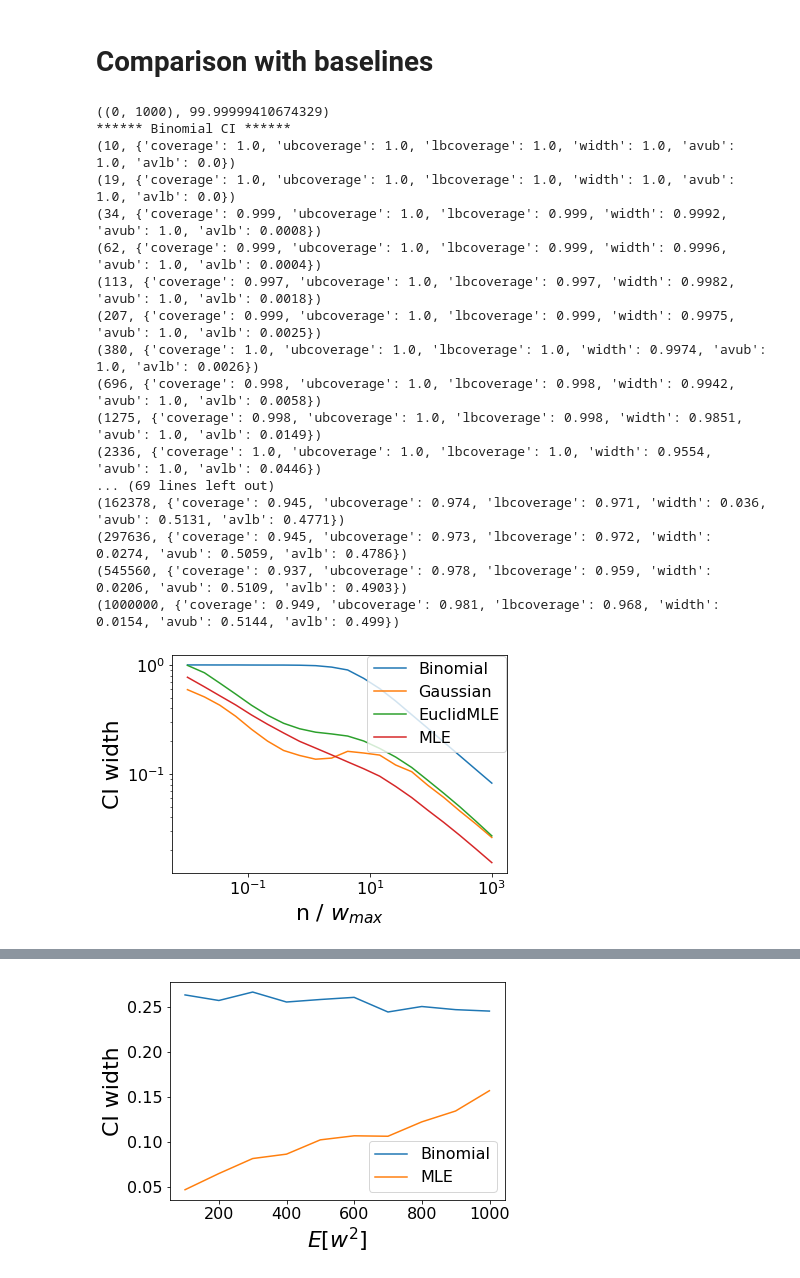
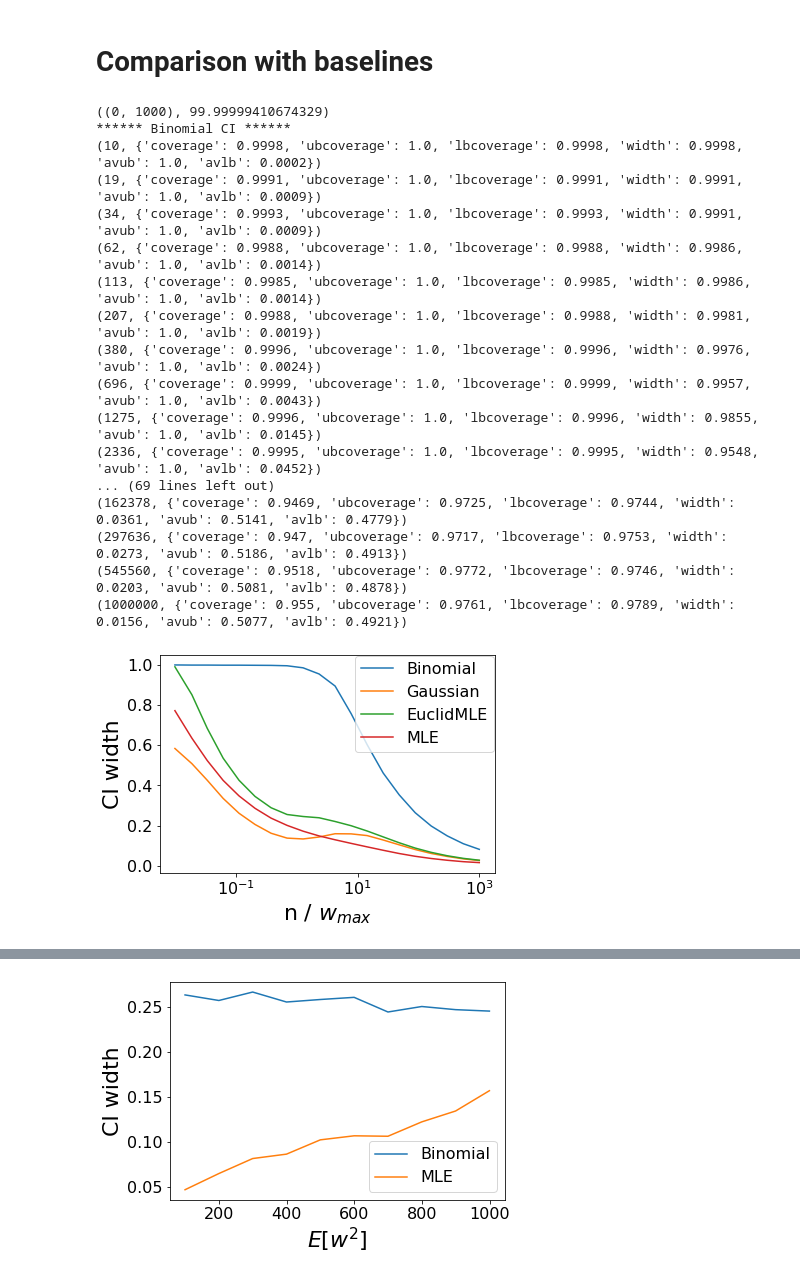
Before and after one commit to pmineiro/elfcb, a Jupyter notebook: ci.ipynb, the cells around one changed output, grey strips where cells are left out. Cells and saved outputs as stored; diff of their text form; code cells hidden in the pictures.

```diff
--- a/ci.ipynb
+++ b/ci.ipynb
@@ -273,7 +273,7 @@ class CITest:
             feasone = feasiblefunc(1)
             if feasone > 0:
                 from scipy.optimize import root_scalar
-                rootresult = root_scalar(feasiblefunc, bracket=(vmle, 1), xtol=1e-4)
+                rootresult = root_scalar(feasiblefunc, bracket=(vmle, 1))
                 assert rootresult.converged, print(pformat({
                     'rootresult': rootresult,
                 }))
@@ -284,7 +284,7 @@ class CITest:
             feaszero = feasiblefunc(0)
             if feaszero > 0:
                 from scipy.optimize import root_scalar
-                rootresult = root_scalar(feasiblefunc, bracket=(0, vmle), xtol=1e-4)
+                rootresult = root_scalar(feasiblefunc, bracket=(0, vmle))
                 assert rootresult.converged, print(pformat({
                     'rootresult': rootresult,
                 }))
@@ -395,7 +395,7 @@ for (name, method) in [
                       ]:
     print('****** {} ******'.format(name))
     res = []
-    for zzz in produceresults(getenv()[0], method, minexp=1, ndataperpt=1000, numpts=20):
+    for zzz in produceresults(getenv()[0], method, minexp=1, ndataperpt=10000, numpts=20):
         res.append(zzz)
         print('{}'.format(zzz), flush=True)
     allres.append((name, res))
@@ -404,21 +404,21 @@ pickle.dump( allres, open( "epsilongreedy_ci_allres.p", "wb" ) )
 # %% [output]
 ((0, 1000), 99.99999410674329)
 ****** Binomial CI ******
-(10, {'coverage': 1.0, 'ubcoverage': 1.0, 'lbcoverage': 1.0, 'width': 1.0, 'avub': 1.0, 'avlb': 0.0})
-(19, {'coverage': 1.0, 'ubcoverage': 1.0, 'lbcoverage': 1.0, 'width': 1.0, 'avub': 1.0, 'avlb': 0.0})
-(34, {'coverage': 0.999, 'ubcoverage': 1.0, 'lbcoverage': 0.999, 'width': 0.9992, 'avub': 1.0, 'avlb': 0.0008})
-(62, {'coverage': 0.999, 'ubcoverage': 1.0, 'lbcoverage': 0.999, 'width': 0.9996, 'avub': 1.0, 'avlb': 0.0004})
-(113, {'coverage': 0.997, 'ubcoverage': 1.0, 'lbcoverage': 0.997, 'width': 0.9982, 'avub': 1.0, 'avlb': 0.0018})
-(207, {'coverage': 0.999, 'ubcoverage': 1.0, 'lbcoverage': 0.999, 'width': 0.9975, 'avub': 1.0, 'avlb': 0.0025})
-(380, {'coverage': 1.0, 'ubcoverage': 1.0, 'lbcoverage': 1.0, 'width': 0.9974, 'avub': 1.0, 'avlb': 0.0026})
-(696, {'coverage': 0.998, 'ubcoverage': 1.0, 'lbcoverage': 0.998, 'width': 0.9942, 'avub': 1.0, 'avlb': 0.0058})
-(1275, {'coverage': 0.998, 'ubcoverage': 1.0, 'lbcoverage': 0.998, 'width': 0.9851, 'avub': 1.0, 'avlb': 0.0149})
-(2336, {'coverage': 1.0, 'ubcoverage': 1.0, 'lbcoverage': 1.0, 'width': 0.9554, 'avub': 1.0, 'avlb': 0.0446})
+(10, {'coverage': 0.9998, 'ubcoverage': 1.0, 'lbcoverage': 0.9998, 'width': 0.9998, 'avub': 1.0, 'avlb': 0.0002})
+(19, {'coverage': 0.9991, 'ubcoverage': 1.0, 'lbcoverage': 0.9991, 'width': 0.9991, 'avub': 1.0, 'avlb': 0.0009})
+(34, {'coverage': 0.9993, 'ubcoverage': 1.0, 'lbcoverage': 0.9993, 'width': 0.9991, 'avub': 1.0, 'avlb': 0.0009})
+(62, {'coverage': 0.9988, 'ubcoverage': 1.0, 'lbcoverage': 0.9988, 'width': 0.9986, 'avub': 1.0, 'avlb': 0.0014})
+(113, {'coverage': 0.9985, 'ubcoverage': 1.0, 'lbcoverage': 0.9985, 'width': 0.9986, 'avub': 1.0, 'avlb': 0.0014})
+(207, {'coverage': 0.9988, 'ubcoverage': 1.0, 'lbcoverage': 0.9988, 'width': 0.9981, 'avub': 1.0, 'avlb': 0.0019})
+(380, {'coverage': 0.9996, 'ubcoverage': 1.0, 'lbcoverage': 0.9996, 'width': 0.9976, 'avub': 1.0, 'avlb': 0.0024})
+(696, {'coverage': 0.9999, 'ubcoverage': 1.0, 'lbcoverage': 0.9999, 'width': 0.9957, 'avub': 1.0, 'avlb': 0.0043})
+(1275, {'coverage': 0.9996, 'ubcoverage': 1.0, 'lbcoverage': 0.9996, 'width': 0.9855, 'avub': 1.0, 'avlb': 0.0145})
+(2336, {'coverage': 0.9995, 'ubcoverage': 1.0, 'lbcoverage': 0.9995, 'width': 0.9548, 'avub': 1.0, 'avlb': 0.0452})
 ... (69 lines left out)
-(162378, {'coverage': 0.945, 'ubcoverage': 0.974, 'lbcoverage': 0.971, 'width': 0.036, 'avub': 0.5131, 'avlb': 0.4771})
-(297636, {'coverage': 0.945, 'ubcoverage': 0.973, 'lbcoverage': 0.972, 'width': 0.0274, 'avub': 0.5059, 'avlb': 0.4786})
-(545560, {'coverage': 0.937, 'ubcoverage': 0.978, 'lbcoverage': 0.959, 'width': 0.0206, 'avub': 0.5109, 'avlb': 0.4903})
-(1000000, {'coverage': 0.949, 'ubcoverage': 0.981, 'lbcoverage': 0.968, 'width': 0.0154, 'avub': 0.5144, 'avlb': 0.499})
+(162378, {'coverage': 0.9469, 'ubcoverage': 0.9725, 'lbcoverage': 0.9744, 'width': 0.0361, 'avub': 0.5141, 'avlb': 0.4779})
+(297636, {'coverage': 0.947, 'ubcoverage': 0.9717, 'lbcoverage': 0.9753, 'width': 0.0273, 'avub': 0.5186, 'avlb': 0.4913})
+(545560, {'coverage': 0.9518, 'ubcoverage': 0.9772, 'lbcoverage': 0.9746, 'width': 0.0203, 'avub': 0.5081, 'avlb': 0.4878})
+(1000000, {'coverage': 0.955, 'ubcoverage': 0.9761, 'lbcoverage': 0.9789, 'width': 0.0156, 'avub': 0.5077, 'avlb': 0.4921})
 # %%
 %matplotlib inline
 
@@ -580,7 +580,7 @@ class FlassPlot:
     @staticmethod
     def pic(x, y, label):
         import matplotlib.pyplot as plt
-        plt.loglog(x, y, label=label)
+        plt.semilogx(x, y, label=label)
 
         #plt.loglog(x, y, label=label)
         plt.legend()
@@ -589,34 +589,34 @@ class FlassPlot:
     def axeslabel(xlabel, ylabel):
         import matplotlib.pyplot as plt
         plt.xlabel(xlabel)
         plt.ylabel(ylabel)
 
     @staticmethod
     def title(title):
         import matplotlib.pyplot as plt
         plt.title(title)
 
     @staticmethod
     def legend(**kwargs):
         import matplotlib.pyplot as plt
         plt.legend(**kwargs)
 
     @staticmethod
     def savefig(filename):
         import matplotlib.pyplot as plt
         plt.savefig(filename, bbox_inches='tight')
 
 import pickle
 allres = pickle.load(open( "epsilongreedy_ci_allres.p", "rb" ) )
 
 renameit = { "Binomial CI": "Binomial", "Asymptotic Gaussian": "Gaussian", "MLE CI": "MLE", "Euclidean": "EuclidMLE" }
 FlassPlot.forpaper()
 for name, res in allres:
     FlassPlot.pic([ x[0] / wmax for x in res ], [ x[1]['width'] for x in res ], label=renameit.get(name, name))
 FlassPlot.legend(loc="center", bbox_to_anchor=[0.79,0.775])
 FlassPlot.axeslabel('n / $w_{max}$', 'CI width')
 # %% [output]
-[figure, old version]
+[figure, new version]
 # %%
 %matplotlib inline
 
```
Also changed, not shown: parts of 1 cell of this notebook.
